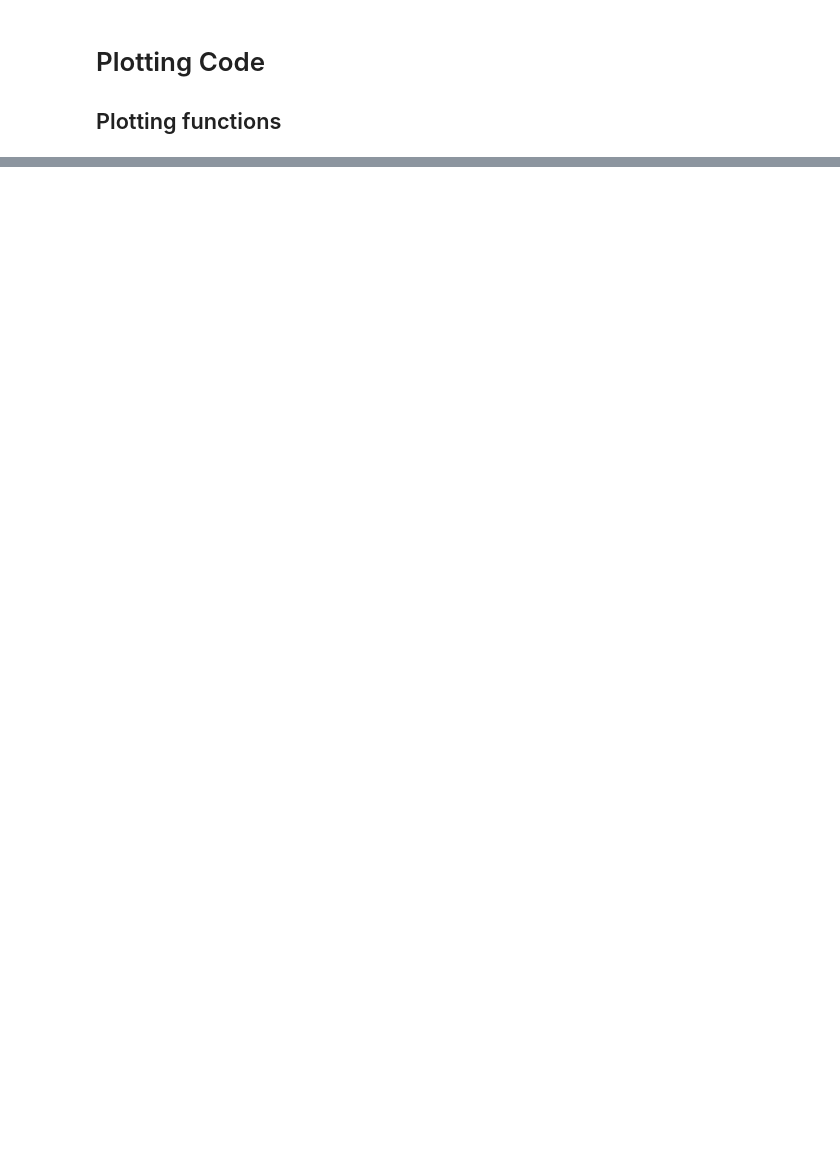
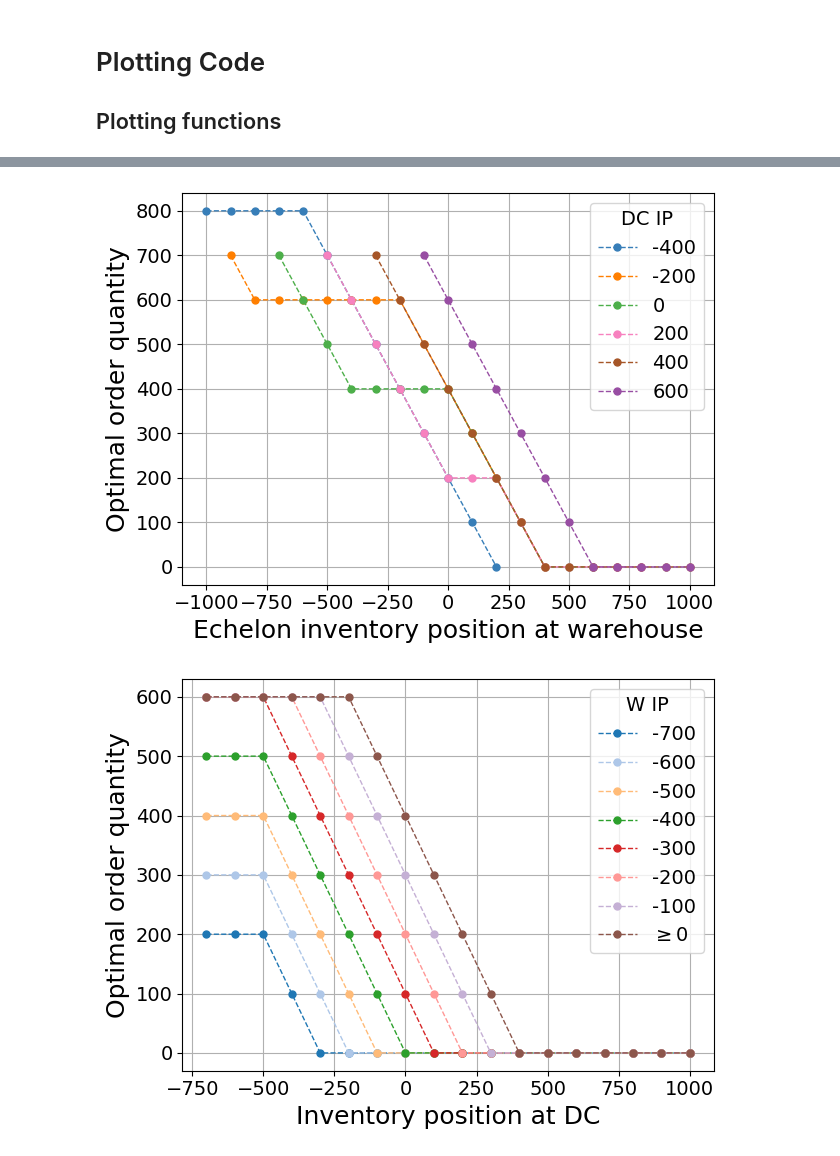
Before and after one commit to turtlesoul25/STOR-i_IM_PhDResearchProposal, a Jupyter notebook: Solve2echLeadMDPs.ipynb, the cells around one changed output, grey strips where cells are left out. Saved outputs shown, nothing was run; the diff lists cells and outputs as text; code cells hidden in the pictures; blank space fills up the shorter version.

```diff
--- a/Solve2echLeadMDPs.ipynb
+++ b/Solve2echLeadMDPs.ipynb
@@ -239,3 +353,9 @@ generate_echelon_policy_plot(cL_optimal_policy, (-800, 2500), lead_times, n_ech=
+# %%
+generate_partial_echelon_policy_plot(cL_optimal_policy, (-400, -200, 0, 200, 400, 600), lead_times, n_ech=2, colour_by="DC", x_lim = (-1000,1000), savefig=True)
+generate_policy_plot(cL_optimal_policy, (-800, 0), lead_times, n_ech=2, colour_by="W", bbox_to_anchor=(1, 1), x_lim=(-1000, 1000), savefig="True")
+# %% [output]
+[figure, added]
+[figure, added]
 # %%
 def make_cost_plot_dict(optimal_dict, lead_times, n_ech):
     IPs = sorted(set(calculate_ip(state, lead_times, n_ech) for state in optimal_dict))
```
Also changed, not shown: parts of 18 cells of this notebook, 8 other files.
